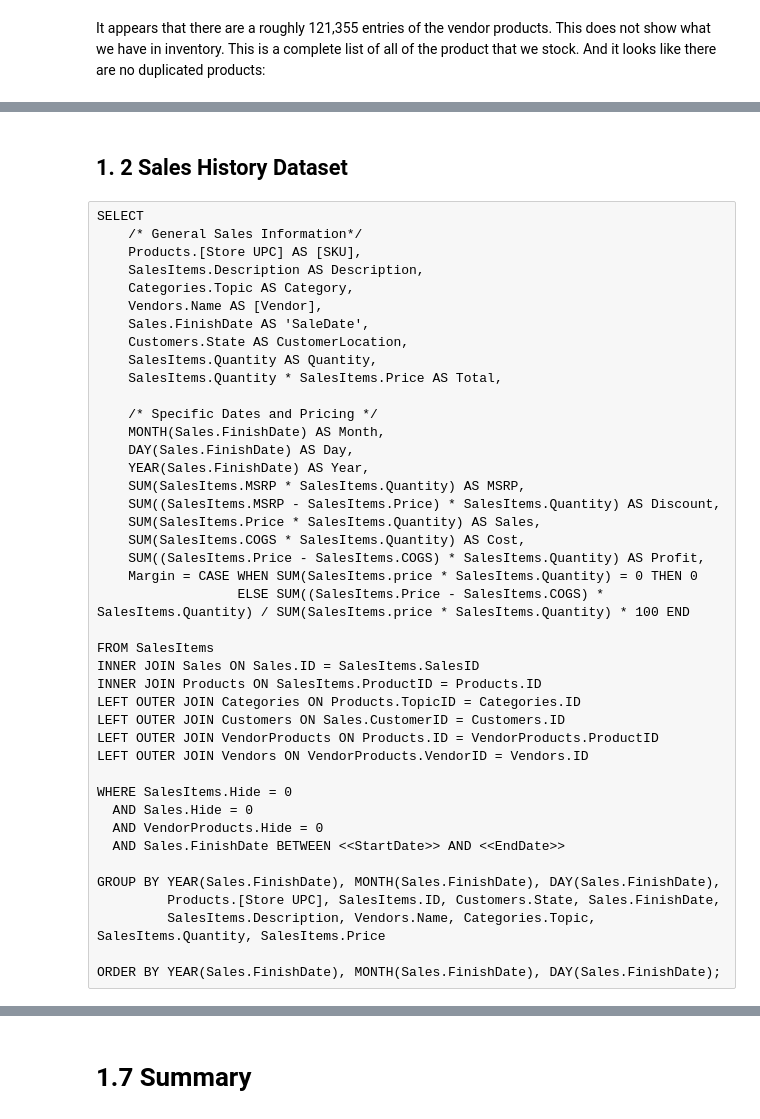
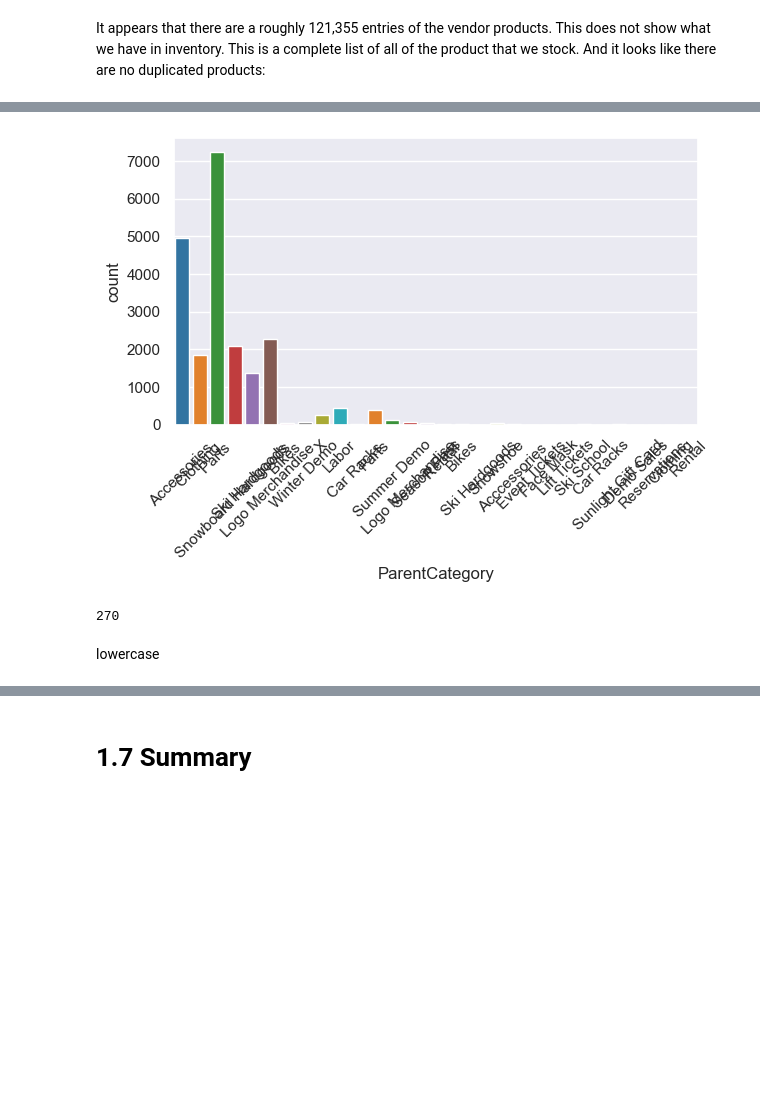
Before and after one commit to MappingKat/SunlightMtnRetail, a Jupyter notebook: notebooks/01-data-cleaning.ipynb, the cells around one changed output, grey strips where cells are left out. Drawn from its saved outputs; the diff is of its cells as text; code cells hidden in the pictures; blank space fills up the shorter version.

Commit message:
Updating data cleaning

```diff
--- a/notebooks/01-data-cleaning.ipynb
+++ b/notebooks/01-data-cleaning.ipynb
@@ -147,47 +266,29 @@ plt.xticks(rotation=45)
+# %%
+clean_products["ParentCategory"] = clean_products["ParentCategory"].replace(["nan", "", "N/A"], pd.NA)
+df_products = clean_products.dropna(subset=["ParentCategory"])
+# sns.countplot(x='ParentCategory',data=df_products,palette='tab10')
+
+# Create the countplot
+bar_plot = sns.countplot(x='ParentCategory', data=df_products, palette='tab10')
+
+# Sort the bars
+counts = df_products['ParentCategory'].value_counts()
+bar_plot.set_xticklabels(counts.index.to_list())
+
+# Rotate x-axis labels
+plt.xticks(rotation=45)
+
+# Zoom in (adjust limits as needed)
+plt.tight_layout()
+
+plt.show()
+# %% [output]
+[figure, added]
 # %%
-nan_rows = clean_products[pd.isna(clean_products['ParentCategory'])]
-print(nan_rows)
+categories_list = pd.read_csv('../data/raw/category-list.csv')
+inconsistent_categories = set(products['Category']).difference(categories_list)
+print(len(inconsistent_categories))
+# %% [output]
+270
 # %% [markdown]
-## 1. 2 Sales History Dataset<a id='#1.2_Sales_History'></a>
+lowercase
-# %% [raw]
-SELECT
-    /* General Sales Information*/
-    Products.[Store UPC] AS [SKU],
-    SalesItems.Description AS Description,
-    Categories.Topic AS Category,
-    Vendors.Name AS [Vendor],
-    Sales.FinishDate AS 'SaleDate',
-    Customers.State AS CustomerLocation,
-    SalesItems.Quantity AS Quantity,
-    SalesItems.Quantity * SalesItems.Price AS Total,
-
-    /* Specific Dates and Pricing */
-    MONTH(Sales.FinishDate) AS Month,
-    DAY(Sales.FinishDate) AS Day,
-    YEAR(Sales.FinishDate) AS Year,
-    SUM(SalesItems.MSRP * SalesItems.Quantity) AS MSRP,
-    SUM((SalesItems.MSRP - SalesItems.Price) * SalesItems.Quantity) AS Discount,
-    SUM(SalesItems.Price * SalesItems.Quantity) AS Sales,
-    SUM(SalesItems.COGS * SalesItems.Quantity) AS Cost,
-    SUM((SalesItems.Price - SalesItems.COGS) * SalesItems.Quantity) AS Profit,
-    Margin = CASE WHEN SUM(SalesItems.price * SalesItems.Quantity) = 0 THEN 0
-                  ELSE SUM((SalesItems.Price - SalesItems.COGS) * SalesItems.Quantity) / SUM(SalesItems.price * SalesItems.Quantity) * 100 END
-
-FROM SalesItems
-INNER JOIN Sales ON Sales.ID = SalesItems.SalesID
-INNER JOIN Products ON SalesItems.ProductID = Products.ID
-LEFT OUTER JOIN Categories ON Products.TopicID = Categories.ID
-LEFT OUTER JOIN Customers ON Sales.CustomerID = Customers.ID
-LEFT OUTER JOIN VendorProducts ON Products.ID = VendorProducts.ProductID
-LEFT OUTER JOIN Vendors ON VendorProducts.VendorID = Vendors.ID
-
-WHERE SalesItems.Hide = 0
-  AND Sales.Hide = 0
-  AND VendorProducts.Hide = 0
-  AND Sales.FinishDate BETWEEN <<StartDate>> AND <<EndDate>>
-
-GROUP BY YEAR(Sales.FinishDate), MONTH(Sales.FinishDate), DAY(Sales.FinishDate),
-         Products.[Store UPC], SalesItems.ID, Customers.State, Sales.FinishDate,
-         SalesItems.Description, Vendors.Name, Categories.Topic, SalesItems.Quantity, SalesItems.Price
-
-ORDER BY YEAR(Sales.FinishDate), MONTH(Sales.FinishDate), DAY(Sales.FinishDate);
```
Also changed, not shown: parts of 25 cells of this notebook, 1 other file.
